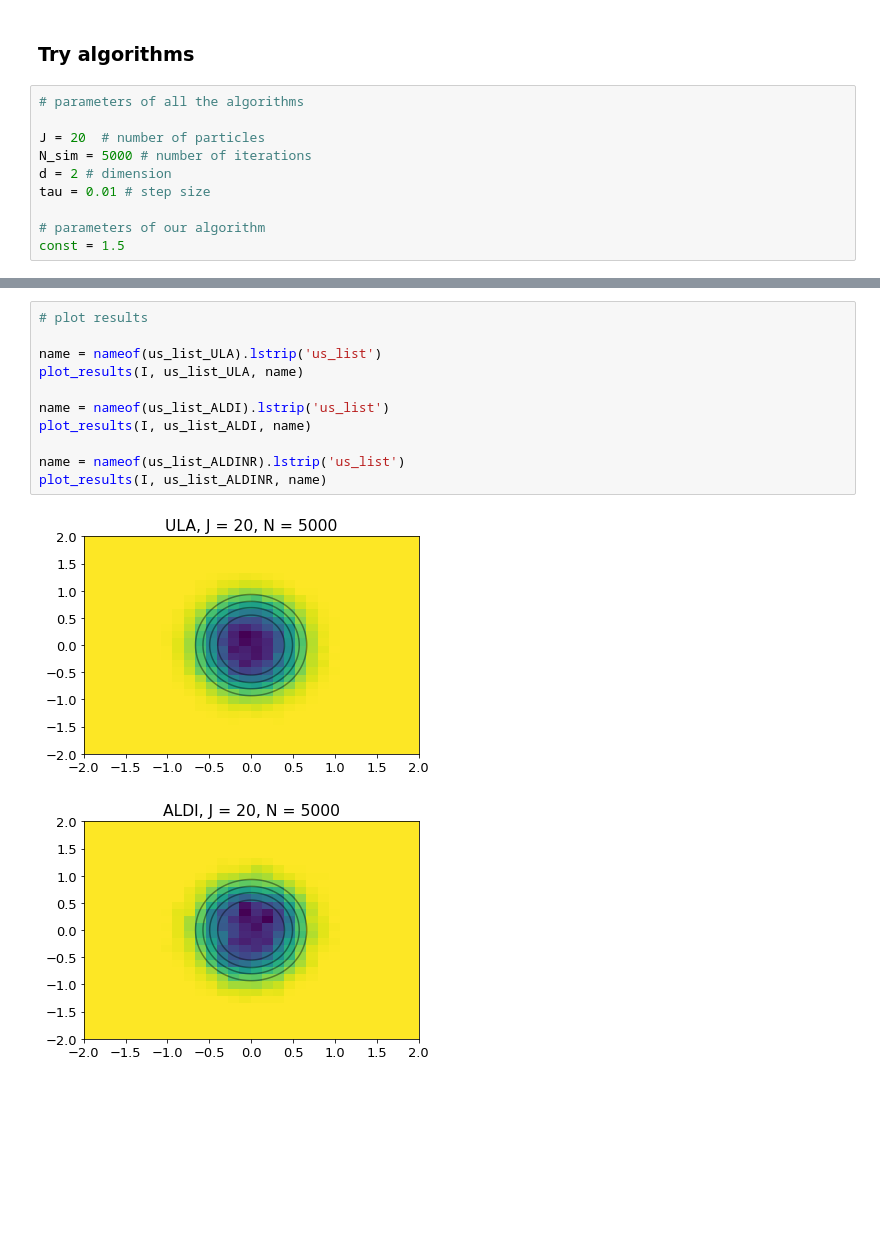
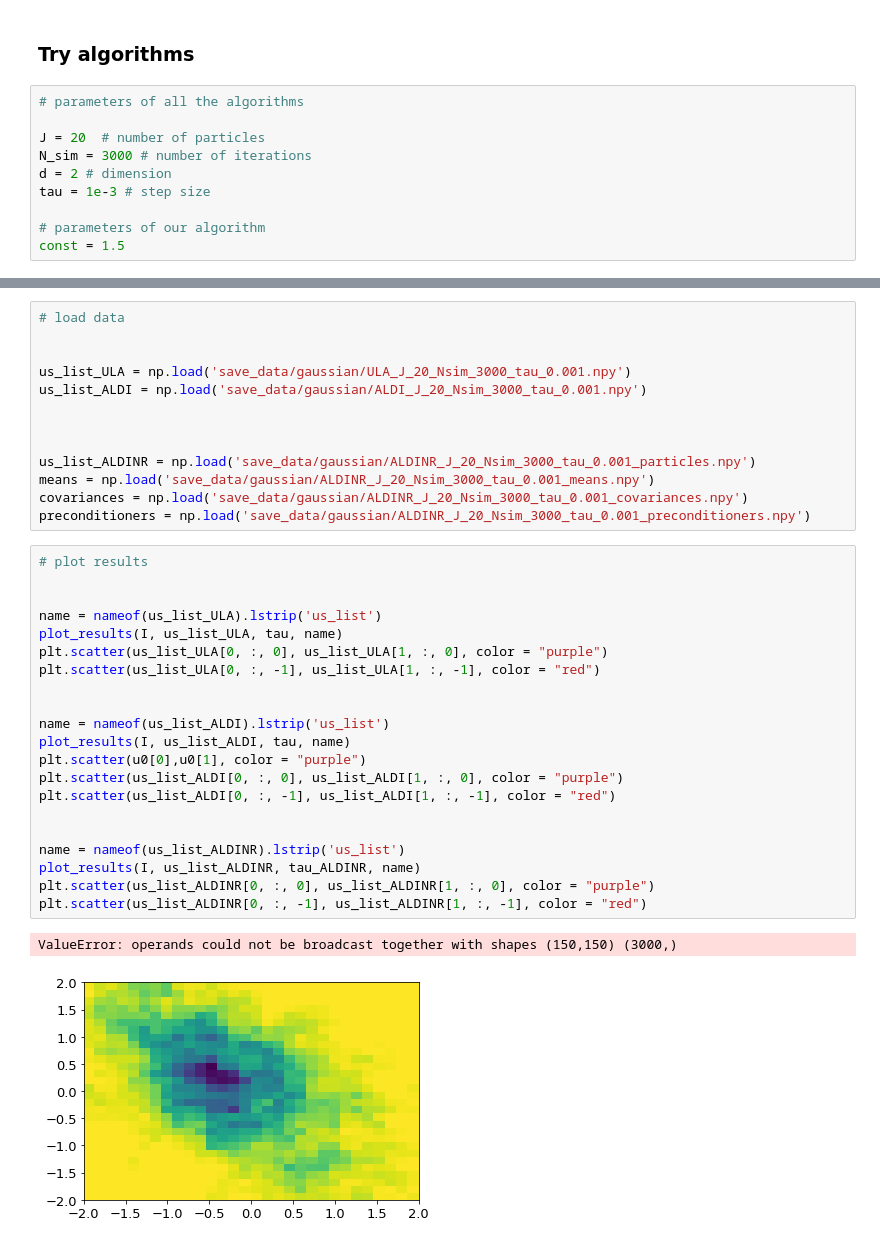
Before and after one commit to akorba/nreks, a Jupyter notebook: Particle Implementation - Gaussian case.ipynb, the cells around one changed output, grey strips where cells are left out. Cells and saved outputs as stored; diff of their text form; blank space fills up the shorter version.

```diff
--- a/Particle Implementation - Gaussian case.ipynb
+++ b/Particle Implementation - Gaussian case.ipynb
@@ -64,9 +98,9 @@ plt.show()
 # parameters of all the algorithms
 
 J = 20  # number of particles
-N_sim = 5000 # number of iterations
+N_sim = 3000 # number of iterations
 d = 2 # dimension
-tau = 0.01 # step size
+tau = 1e-3 # step size
 
 # parameters of our algorithm
 const = 1.5
@@ -145,14 +181,37 @@ ALDI: 100.86470603942871 seconds
+# %%
+# load data
+
+
+us_list_ULA = np.load('save_data/gaussian/ULA_J_20_Nsim_3000_tau_0.001.npy')
+us_list_ALDI = np.load('save_data/gaussian/ALDI_J_20_Nsim_3000_tau_0.001.npy')
+
+
+
+us_list_ALDINR = np.load('save_data/gaussian/ALDINR_J_20_Nsim_3000_tau_0.001_particles.npy')
+means = np.load('save_data/gaussian/ALDINR_J_20_Nsim_3000_tau_0.001_means.npy')
+covariances = np.load('save_data/gaussian/ALDINR_J_20_Nsim_3000_tau_0.001_covariances.npy')
+preconditioners = np.load('save_data/gaussian/ALDINR_J_20_Nsim_3000_tau_0.001_preconditioners.npy')
 # %%
 # plot results
 
+
 name = nameof(us_list_ULA).lstrip('us_list')
-plot_results(I, us_list_ULA, name)
+plot_results(I, us_list_ULA, tau, name)
+plt.scatter(us_list_ULA[0, :, 0], us_list_ULA[1, :, 0], color = "purple")
+plt.scatter(us_list_ULA[0, :, -1], us_list_ULA[1, :, -1], color = "red")
+
 
 name = nameof(us_list_ALDI).lstrip('us_list')
-plot_results(I, us_list_ALDI, name)
+plot_results(I, us_list_ALDI, tau, name)
+plt.scatter(u0[0],u0[1], color = "purple")
+plt.scatter(us_list_ALDI[0, :, 0], us_list_ALDI[1, :, 0], color = "purple")
+plt.scatter(us_list_ALDI[0, :, -1], us_list_ALDI[1, :, -1], color = "red")
+
 
 name = nameof(us_list_ALDINR).lstrip('us_list')
-plot_results(I, us_list_ALDINR, name)
+plot_results(I, us_list_ALDINR, tau_ALDINR, name)
+plt.scatter(us_list_ALDINR[0, :, 0], us_list_ALDINR[1, :, 0], color = "purple")
+plt.scatter(us_list_ALDINR[0, :, -1], us_list_ALDINR[1, :, -1], color = "red")
 # %% [output]
+ValueError: operands could not be broadcast together with shapes (150,150) (3000,)
-[figure, old version]
+[figure, new version]
-[figure, removed]
```
Also changed, not shown: parts of 24 cells of this notebook, 57 other files.
